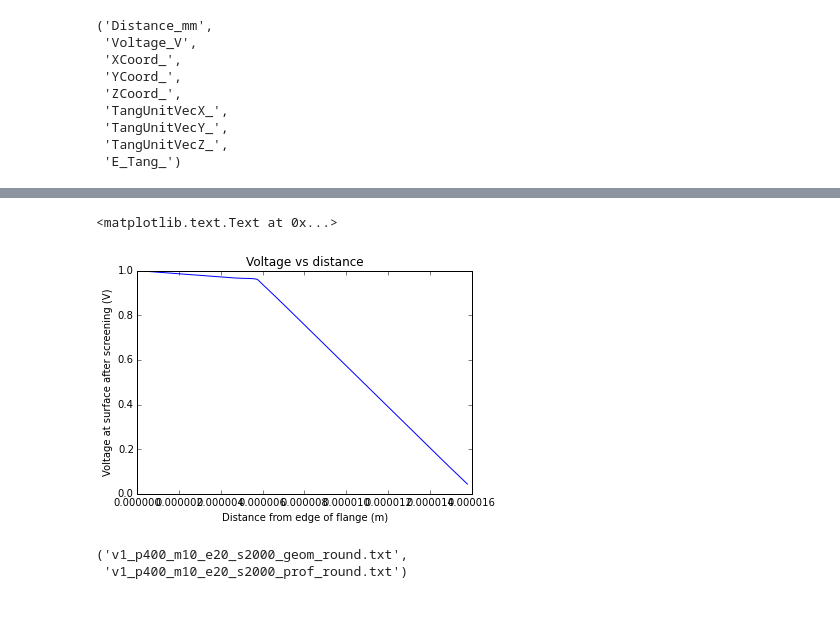
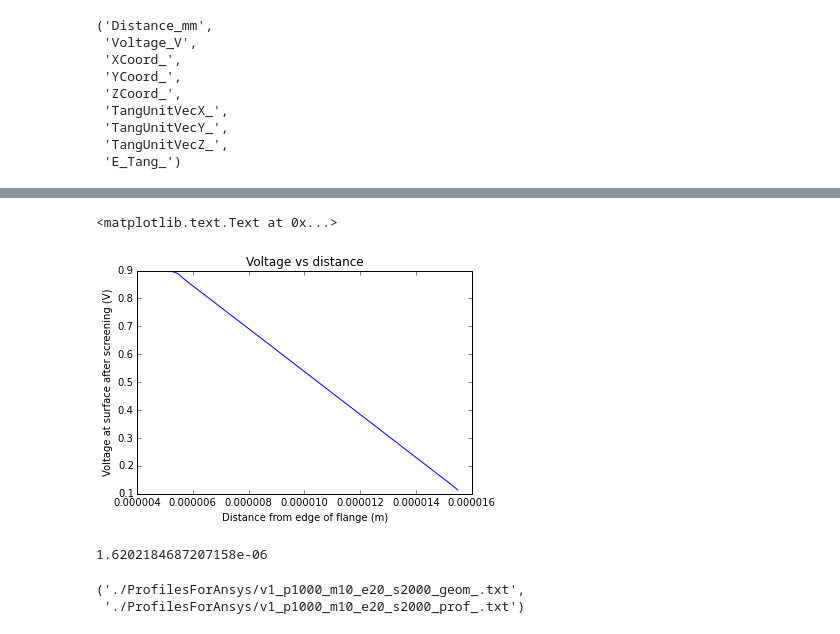
Before and after one commit to harnettlab/iPythonNotebookRepo, a Jupyter notebook: MembraneICEO/PoreZetaVCalc3.ipynb, the cells around one changed output, grey strips where cells are left out. Drawn from its saved outputs; the diff is of its cells as text; code cells hidden in the pictures.

```diff
--- a/MembraneICEO/PoreZetaVCalc3.ipynb
+++ b/MembraneICEO/PoreZetaVCalc3.ipynb
@@ -25,8 +25,8 @@ eta=8.9e-4 #dynamic viscosity of water in Pa*s
 import numpy as np
 # %%
 #Path names for input and output files
-inputfile='AxisymmReport.csv'
-outputSuffix='round.txt'#going to generate geometry data labels from the file
+inputfile='./MaxwellResults/1000nmPore.csv'
+outputSuffix='.txt'#going to generate geometry data labels from the file
 # %%
 #Reading in the Maxwell file
 simdata= np.genfromtxt(inputfile, dtype=float, delimiter=',',names=True)#Wonderful, can call columns by names
@@ -246,12 +244,12 @@ zeta=Phic-Phie #local induced zeta potential in volts. we should really keep it
 # %%
 #plot voltage along the contour to check things
-plt.plot(Distance[0:metalend],voltage[0:metalend])
+plt.plot(Distance[metalstart:metalend],voltage[metalstart:metalend])
 plt.title('Voltage vs distance')
 plt.xlabel('Distance from edge of flange (m)')
 plt.ylabel('Voltage at surface after screening (V)')
 # %% [output]
 <matplotlib.text.Text at 0x...>
-[figure, old version]
+[figure, new version]
 # %%
 #Keeping in mind the Helmholtz-Smoluchowski expression is hardly valid
 #for voltages > a few dozen mV, let's just check if it can export a usable surface profile.
@@ -270,15 +268,17 @@ yAnsys=r[metalstart:metalend]#Could add the AC velocity component from the bare
 uvelocity=ucontour[metalstart:metalend]*tangz[metalstart:metalend]  #how do I do point by point mult with np arrays
 vvelocity=ucontour[metalstart:metalend]*tangx[metalstart:metalend] #radial velocity small but nonzero at flange
 #wvelocity=0 when I drew a contour in the Maxwell x-z plane, w won't be imported to 2D axisymm
+# %% [output]
+1.6202184687207158e-06
 # %%
 outname='v'+str(vApp)+'_p'+str(poreDiaNanometers)+'_m'+str(membThickMicrons)+'_e'+str(elecSepMicrons)
 outname=outname+'_s'+str(spacingNanometers)
-outnameGeom=outname+'_geom_'+outputSuffix
-outnameProf=outname + '_prof_'+ outputSuffix
+outnameGeom='./ProfilesForAnsys/'+ outname+'_geom_'+outputSuffix
+outnameProf='./ProfilesForAnsys/' + outname + '_prof_'+ outputSuffix
 outnameGeom,outnameProf
 # %% [output]
-('v1_p400_m10_e20_s2000_geom_round.txt',
- 'v1_p400_m10_e20_s2000_prof_round.txt')
+('./ProfilesForAnsys/v1_p1000_m10_e20_s2000_geom_.txt',
+ './ProfilesForAnsys/v1_p1000_m10_e20_s2000_prof_.txt')
 # %%
 #from these numbers, generate an output file for importing the same shape into 2D axisymm ANSYS CFD sim
 zdom=float(elecSepMicrons)/2/1000000 #max |z| of sim domain in meters
```
Also changed, not shown: parts of 8 cells of this notebook, 9 other files.
